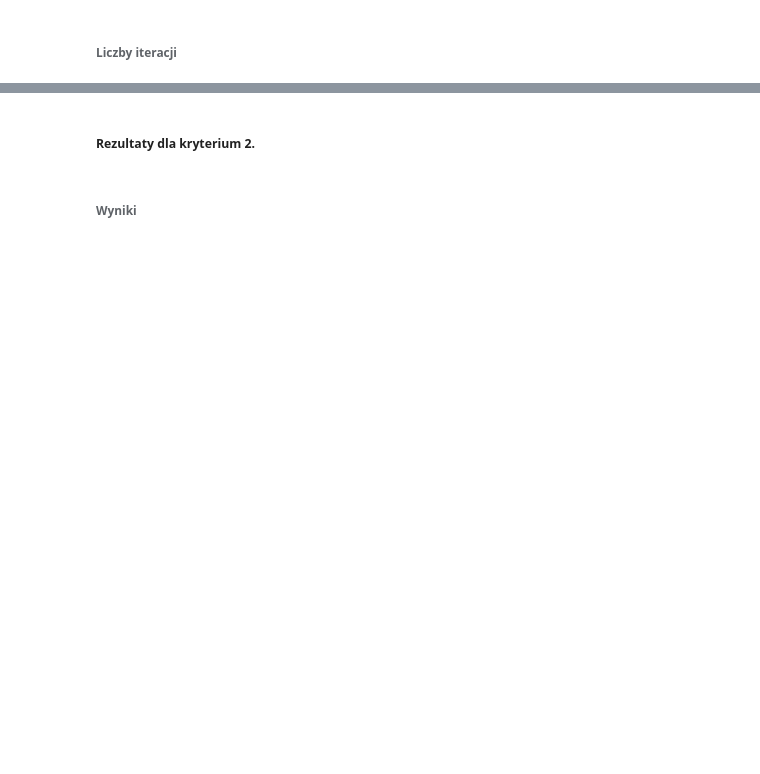
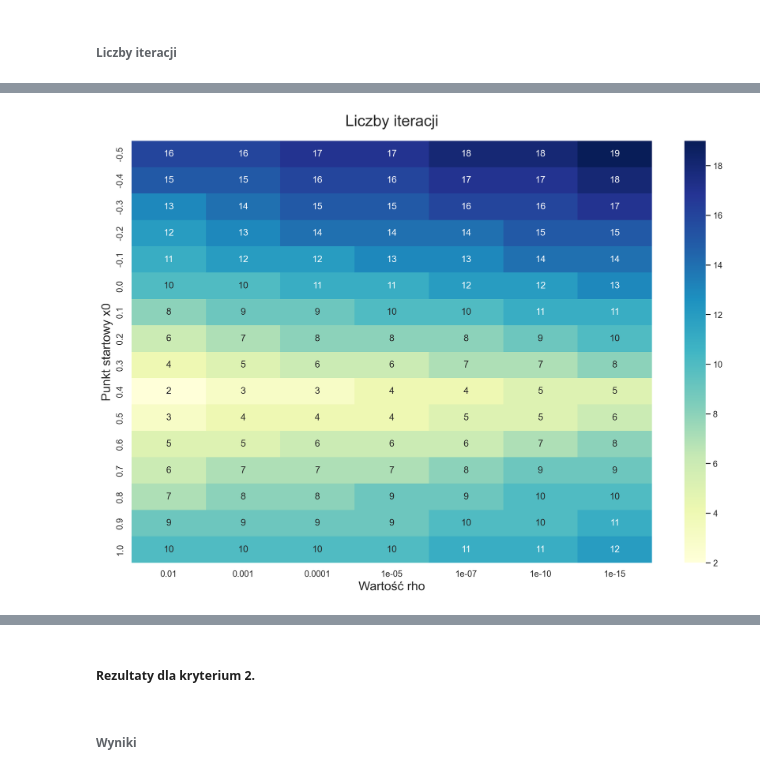
Before and after one commit to MatiPl01/Metody-Obliczeniowe-w-Nauce-i-Technice, a Jupyter notebook: 8. Laboratorium/MOwNiT - Rozwiązywanie równań i układów równań nieliniowych.ipynb, the cells around one changed output, grey strips where cells are left out. Saved outputs shown, nothing was run; the diff lists cells and outputs as text; code cells hidden in the pictures; blank space fills up the shorter version.

```diff
--- a/8. Laboratorium/MOwNiT - Rozwiązywanie równań i układów równań nieliniowych.ipynb
+++ b/8. Laboratorium/MOwNiT - Rozwiązywanie równań i układów równań nieliniowych.ipynb
@@ -99,16 +117,21 @@ f_deriv = lambda x: n * x ** (n - 1) + m * (1 - x) ** (m - 1)
 # %% [markdown]
 ### Implementacja
 # %%
-def newton_raphson(f, f_deriv, x0, stop_criterion):
+def newton_raphson(f, variable, x0, stop_criterion):
     x_prev = float('inf')
     x_curr = x0
-    𝜙 = 𝜙_init(f, f_deriv)
+    𝜙 = 𝜙_init(f, variable)
+    f_lambd = lambdify(x, f)
     iters = 0
 
-    while not stop_criterion(f, x_prev, x_curr):
+    while not stop_criterion(f_lambd, x_prev, x_curr):
         x_curr, x_prev = 𝜙(x_curr), x_curr
         iters += 1
 
     return x_curr, iters
 # %% [markdown]
 ### Badanie funkcji
+# %%
+x = Symbol('x')
+f = x**n - (1-x)**m
+f
@@ -122,4 +147,4 @@ NameError: name 'f_deriv' is not defined
 # %%
-𝜌 = .000000000000001
-newton_raphson(f, f_deriv, a, stop_criterion_init2(𝜌))
+𝜌 = 1e-10
+newton_raphson(f, x, a, stop_criterion_init2(𝜌))
 # %% [output]
@@ -131,7 +162,7 @@ newton_raphson(f, f_deriv, a, stop_criterion_init2(𝜌))
 # %%
 def calculate(a, b, stop_criterion_init, 𝜌_list, step=.1):
     n = int(abs(b - a) / step + .5)
-    x0_list = [a + step * i for i in range(n)] + [b]
+    x0_list = [round(a + step * i, 6) for i in range(n)] + [b]
     stop_criterions = list(map(stop_criterion_init, 𝜌_list))
 
     df = pd.DataFrame(columns=𝜌_list, index=x0_list)
@@ -193,3 +224,8 @@ df1.applymap(lambda cell: cell[1])
 | 0.8 | 7 | 8 | 8 | 9 | 9 | 10 | 10 |
 | 0.9 | 9 | 9 | 9 | 9 | 10 | 10 | 11 |
 | 1.0 | 10 | 10 | 10 | 10 | 11 | 11 | 12 |
+# %%
+show_heatmap(df1.applymap(lambda cell: cell[1]),
+             xlabel='Wartość rho', ylabel='Punkt startowy x0', title='Liczby iteracji')
+# %% [output]
+[figure, added]
```
Also changed, not shown: parts of 86 cells of this notebook, 1 other file.
